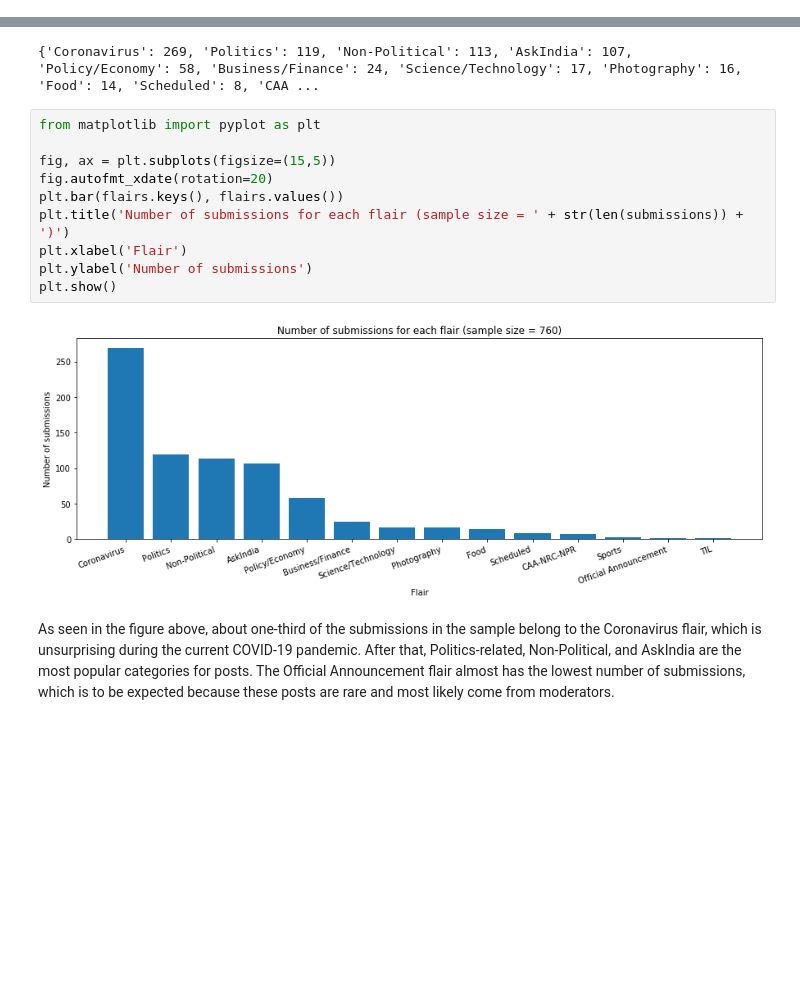
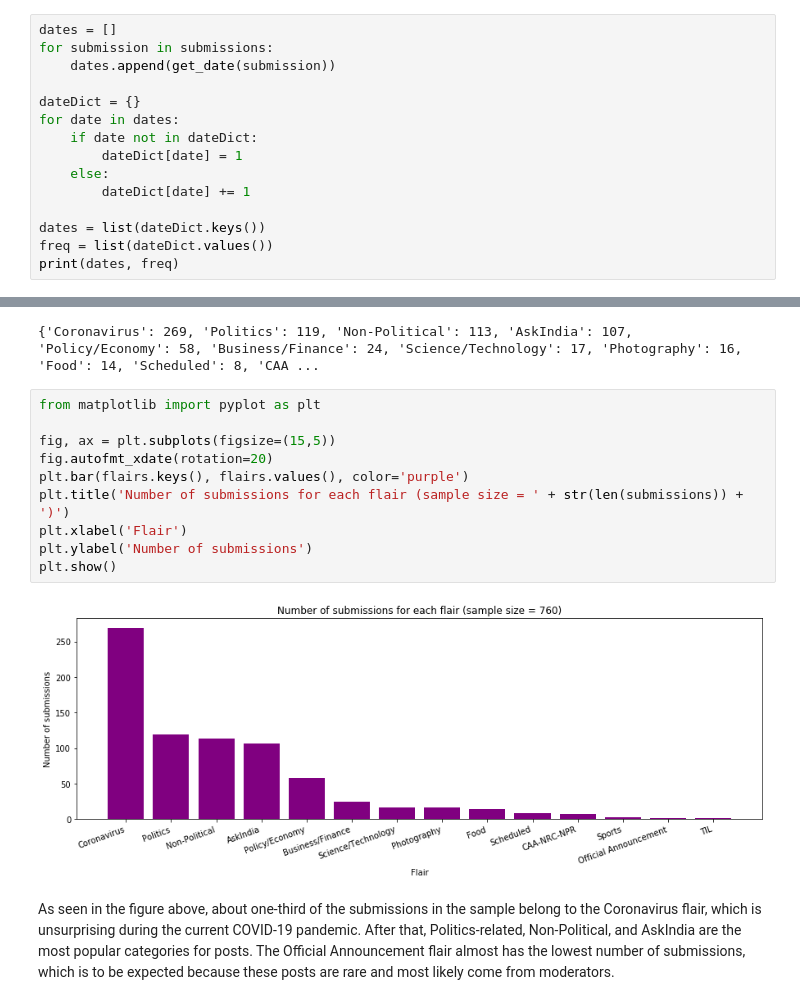
Before and after one commit to shloak17107/reddit-flair-classifier, a Jupyter notebook: Jupyter Notebooks/reddit-exploratory-data-analysis.ipynb, the cells around one changed output, grey strips where cells are left out. Drawn from its saved outputs; the diff is of its cells as text; blank space fills up the shorter version.

```diff
--- a/Jupyter Notebooks/reddit-exploratory-data-analysis.ipynb
+++ b/Jupyter Notebooks/reddit-exploratory-data-analysis.ipynb
@@ -13,0 +21,15 @@ A total of 760 submissions were collected due to Reddit rate limits. These submi
+# %%
+dates = []
+for submission in submissions:
+    dates.append(get_date(submission))
+
+dateDict = {}
+for date in dates:
+    if date not in dateDict:
+        dateDict[date] = 1
+    else:
+        dateDict[date] += 1
+
+dates = list(dateDict.keys())
+freq = list(dateDict.values())
+print(dates, freq)
@@ -32,15 +70,15 @@ print(flairs)
 # %%
 from matplotlib import pyplot as plt
 
 fig, ax = plt.subplots(figsize=(15,5))
 fig.autofmt_xdate(rotation=20)
-plt.bar(flairs.keys(), flairs.values())
+plt.bar(flairs.keys(), flairs.values(), color='purple')
 plt.title('Number of submissions for each flair (sample size = ' + str(len(submissions)) + ')')
 plt.xlabel('Flair')
 plt.ylabel('Number of submissions')
 plt.show()
 # %% [output]
-[figure, old version]
+[figure, new version]
 # %% [markdown]
 As seen in the figure above, about one-third of the submissions in the sample belong to the Coronavirus flair, which is unsurprising during the current COVID-19 pandemic. After that, Politics-related, Non-Political, and AskIndia are the most popular categories for posts. The Official Announcement flair almost has the lowest number of submissions, which is to be expected because these posts are rare and most likely come from moderators.
 # %% [markdown]
```
Also changed, not shown: parts of 8 cells of this notebook.
